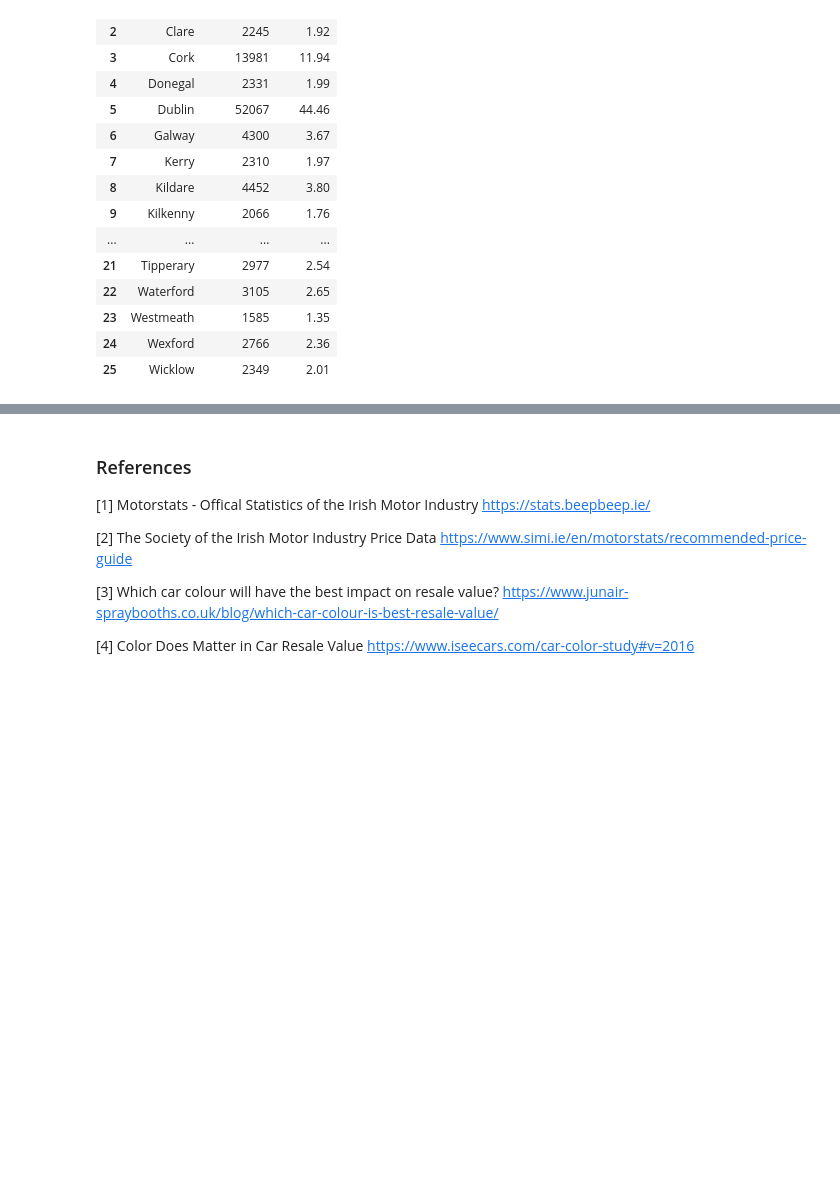
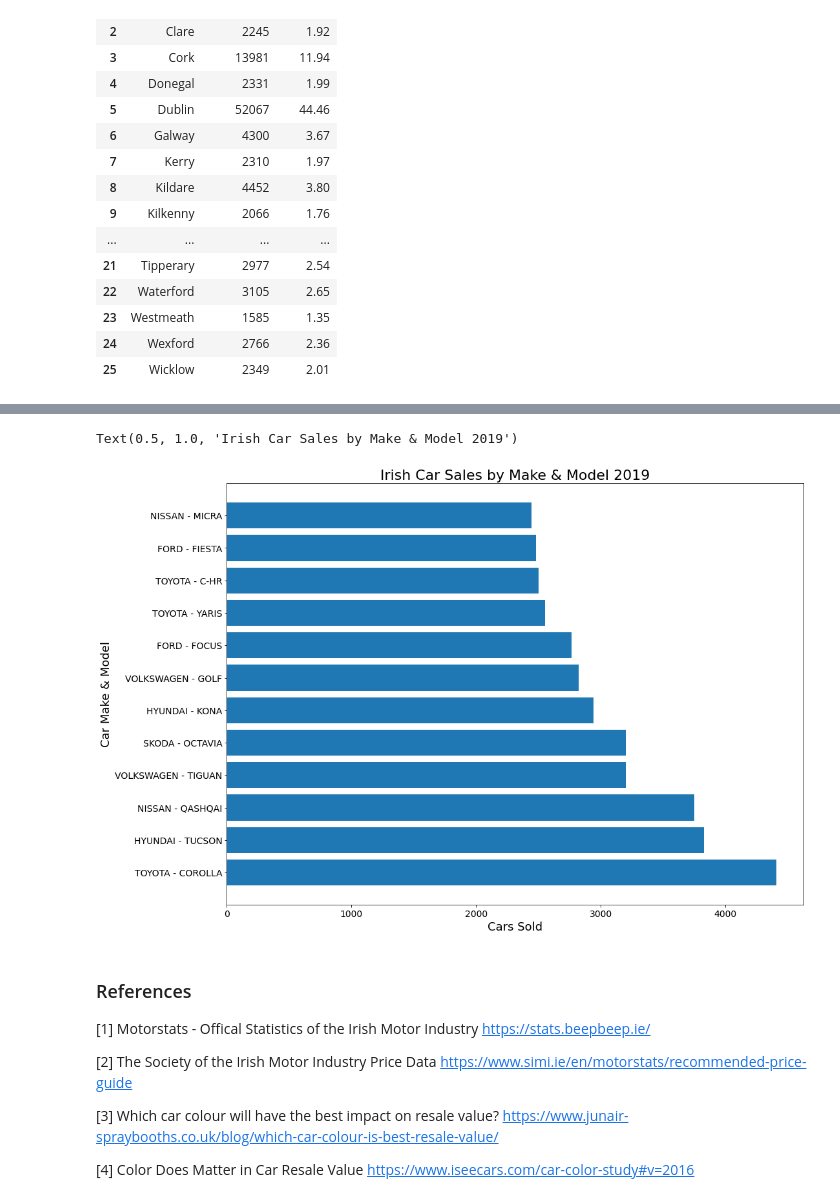
Before and after one commit to danielmccallion/Programming_for_Data_Analysis-Project, a Jupyter notebook: Project.ipynb, the cells around one changed output, grey strips where cells are left out. Drawn from its saved outputs; the diff is of its cells as text; code cells hidden in the pictures; blank space fills up the shorter version.

```diff
--- a/Project.ipynb
+++ b/Project.ipynb
@@ -125,0 +130,2 @@ plt.gca().invert_yaxis()
+# %%
+car_model_sales_df = pd.read_excel("passenger-cars-by-model.xlsx", skiprows=6, usecols="A:E")
@@ -126,3 +152,24 @@ plt.gca().invert_yaxis()
+# %%
+# Limit the data the top 12 Cars in 2019 for ease of working with the data.
+# This is instead of the 297 differnet makes of car from the data
+car_model_sales_df = car_model_sales_df.head(12)
+# %%
+# Increase the size of the graph
+plt.figure(figsize=(16, 12))
+# Can use the column names in panda to quickly graph each value against each other in matplotlib
+# A bar chart using the sales and make/model data from the dataset
+plt.barh(car_model_sales_df["Make"] + " - " + car_model_sales_df["Model"], car_model_sales_df["2019 Units"])
+# Add labels to the x,y axis and increase size
+plt.xlabel('Cars Sold', size=18)
+plt.ylabel('Car Make & Model', size=18)
+# Increase x and y tick font size
+plt.xticks(fontsize=14)
+plt.yticks(fontsize=14)
+# Large title for the plot
+plt.title("Irish Car Sales by Make & Model 2019", size=22)
+# %% [output]
+Text(0.5, 1.0, 'Irish Car Sales by Make & Model 2019')
+[figure, added]
 # %% [markdown]
 ### References
 [1] Motorstats - Offical Statistics of the Irish Motor Industry
```
Also changed, not shown: parts of 3 cells of this notebook, 2 other files.
